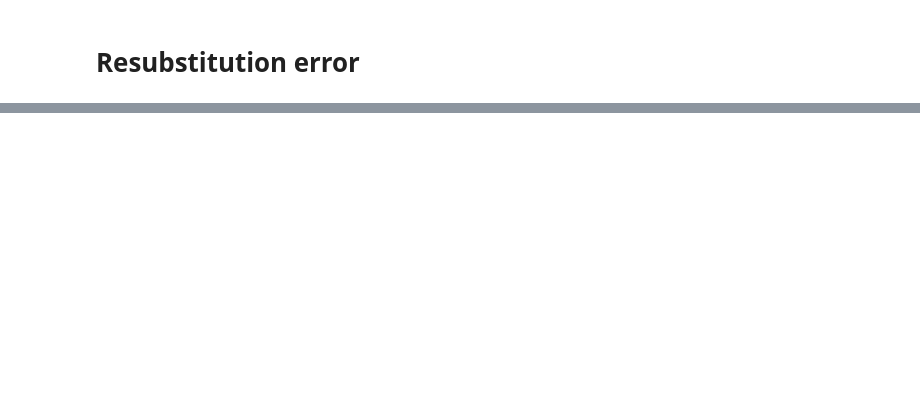
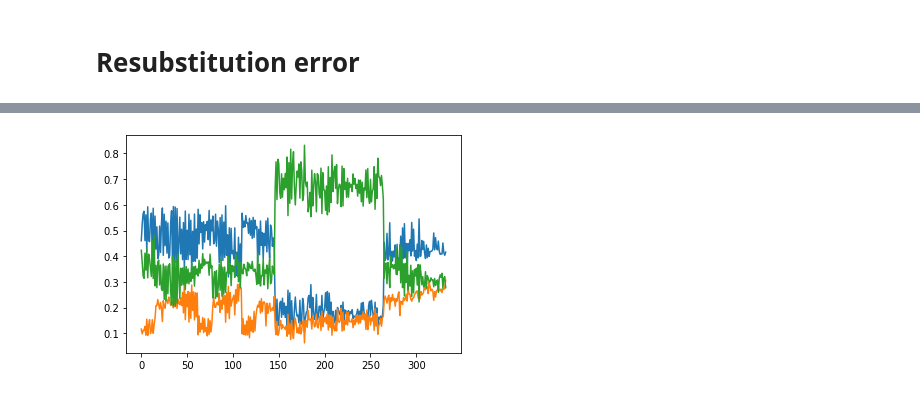
Before and after one commit to kevinwang09/pyProj, a Jupyter notebook: intro_keras/penguins_keras.ipynb, the cells around one changed output, grey strips where cells are left out. Cells and saved outputs as stored; diff of their text form; code cells hidden in the pictures; blank space fills up the shorter version.

```diff
--- a/intro_keras/penguins_keras.ipynb
+++ b/intro_keras/penguins_keras.ipynb
@@ -127,0 +135,5 @@ print(predictions[[1, 100, 200, 300], :])
+# %%
+plt.plot(predictions)
+plt.show()
+# %% [output]
+[figure, added]
```
Also changed, not shown: parts of 4 cells of this notebook.
